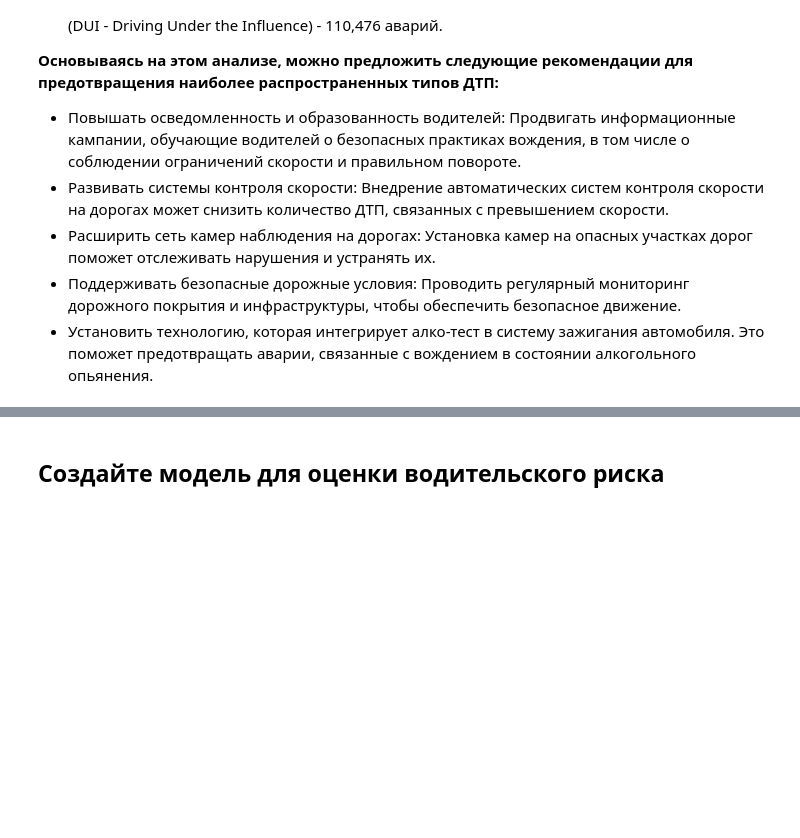
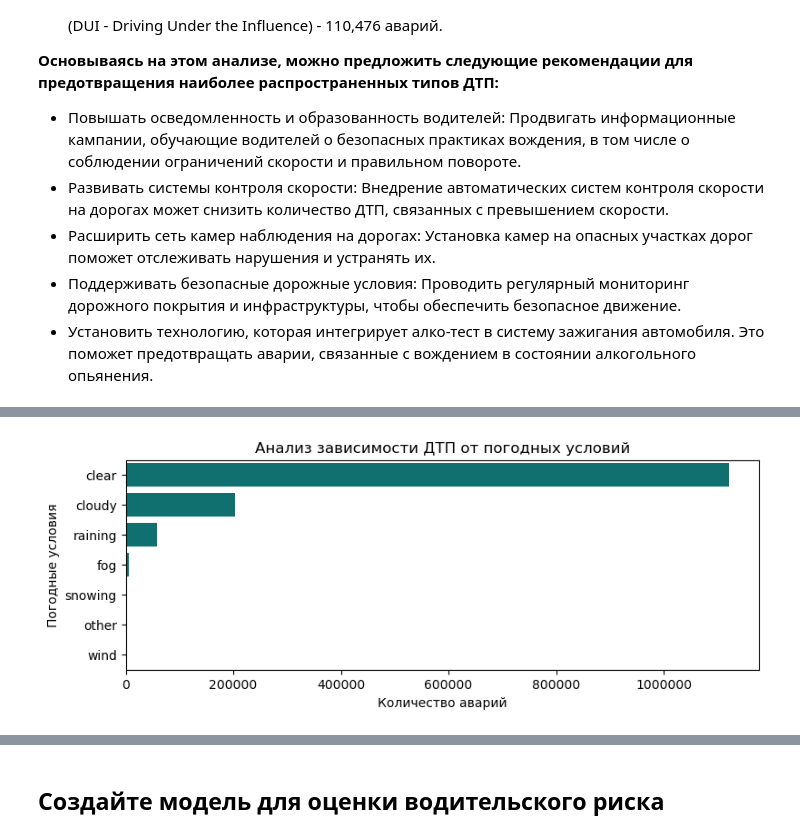
Before and after one commit to Denis-Mukhanov/road-accident-risk, a Jupyter notebook: road_accident_risk.ipynb, the cells around one changed output, grey strips where cells are left out. Drawn from its saved outputs; the diff is of its cells as text; code cells hidden in the pictures; blank space fills up the shorter version.

```diff
--- a/road_accident_risk.ipynb
+++ b/road_accident_risk.ipynb
@@ -360,0 +373,12 @@ __Основываясь на этом анализе, можно предлож
+# %%
+# sql запрос
+query = '''
+SELECT WEATHER_1,
+       COUNT(*) AS collision_count
+FROM collisions
+GROUP BY WEATHER_1
+ORDER BY collision_count DESC;
+'''
+
+df = request(query)
+display(df)
@@ -360,0 +395,12 @@ __Основываясь на этом анализе, можно предлож
+# %%
+# визуолизация результатов
+plt.figure(figsize=(9, 3))
+sns.barplot(x='collision_count', y='weather_1', data=df, color='teal')
+plt.xlabel('Количество аварий')
+plt.ylabel('Погодные условия')
+plt.title('Анализ зависимости ДТП от погодных условий')
+plt.ticklabel_format(style='plain', axis='x')
+
+plt.show()
+# %% [output]
+[figure, added]
```
Also changed, not shown: parts of 13 cells of this notebook.
